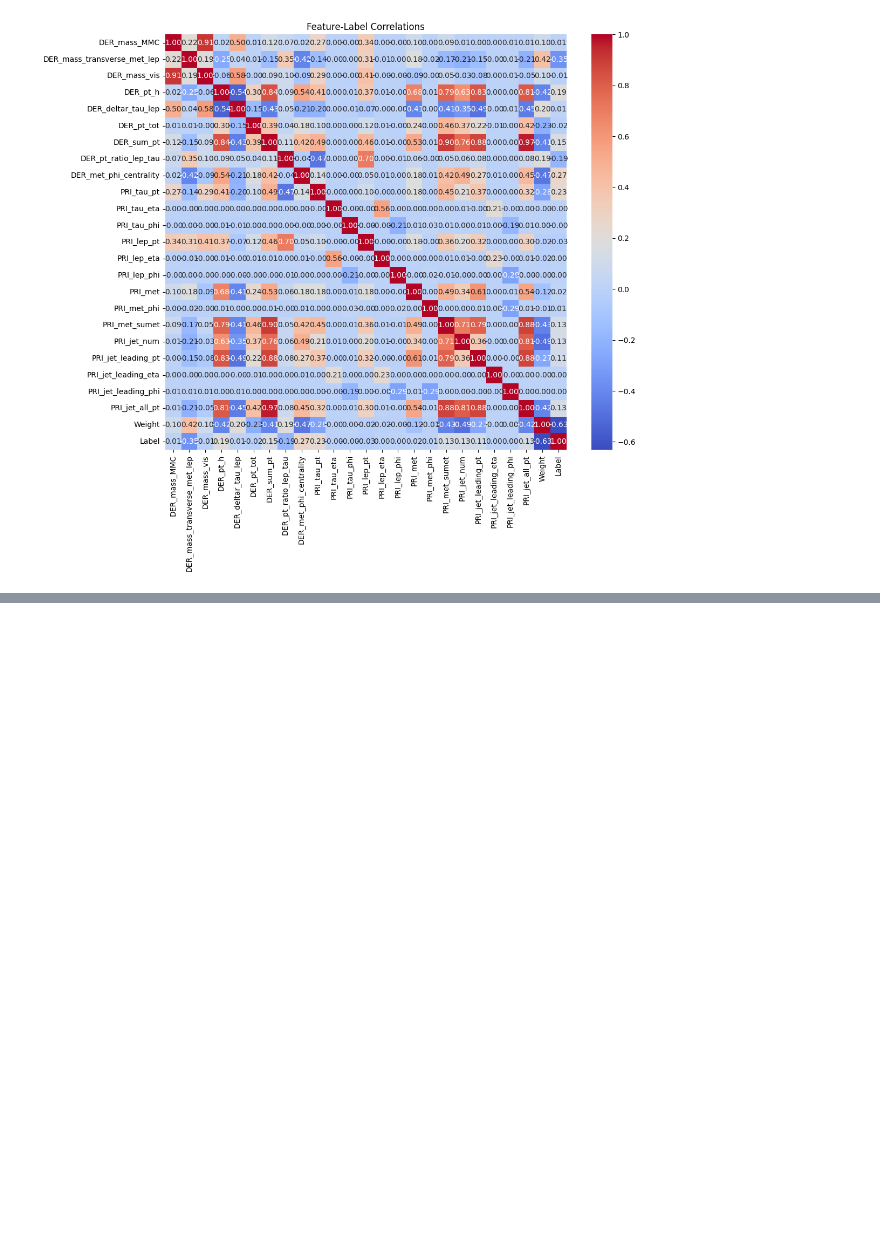
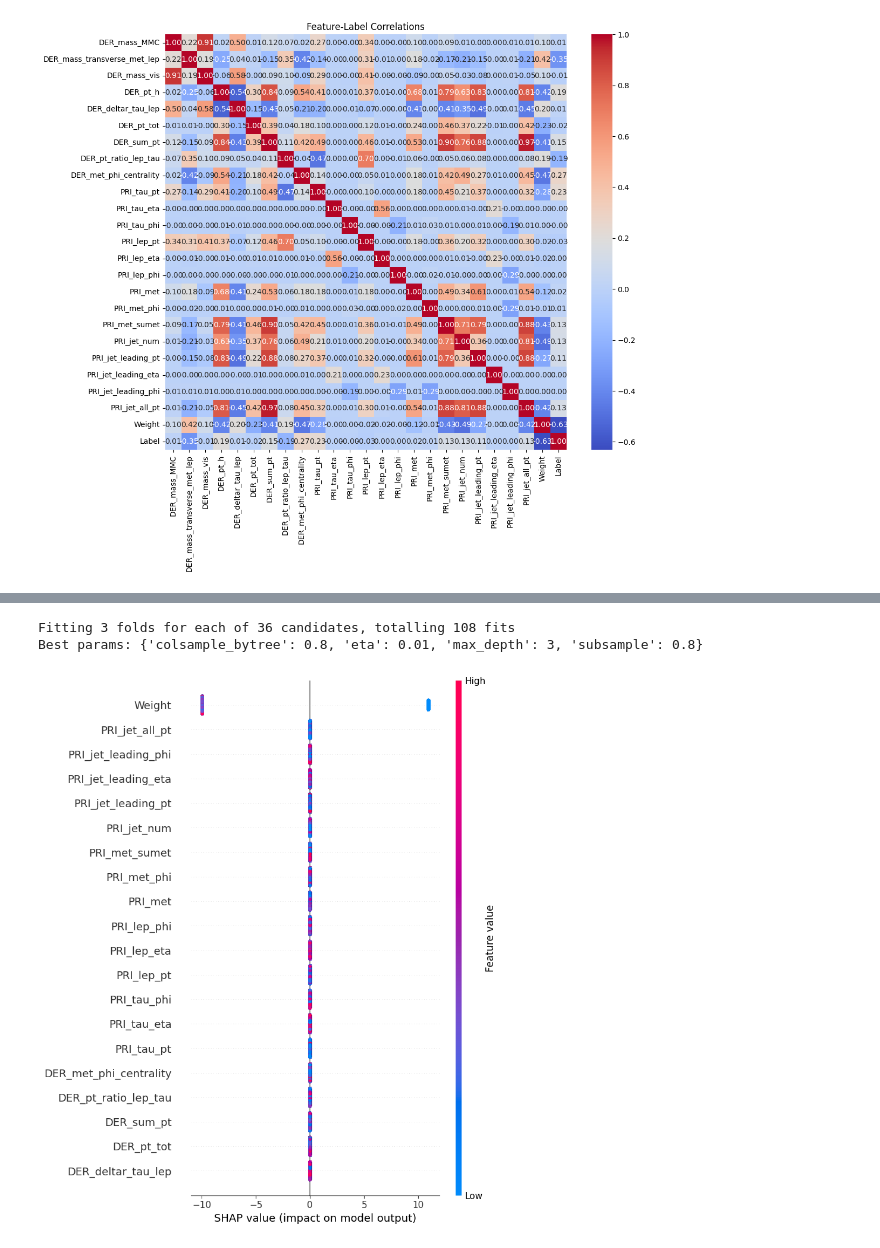
Before and after one commit to CeponisM/ml-event-classification, a Jupyter notebook: notebooks/02_train_model.ipynb, the cells around one changed output, grey strips where cells are left out. Drawn from its saved outputs; the diff is of its cells as text; code cells hidden in the pictures; blank space fills up the shorter version.

```diff
--- a/notebooks/02_train_model.ipynb
+++ b/notebooks/02_train_model.ipynb
@@ -126,0 +168,18 @@ plt.show()
+# %%
+from sklearn.model_selection import GridSearchCV
+
+grid_params = {
+    'max_depth': [3, 4, 5],
+    'eta': [0.01, 0.1, 0.3],
+    'subsample': [0.8, 1.0],
+    'colsample_bytree': [0.8, 1.0]
+}
+
+clf = XGBClassifier(eval_metric='auc')
+grid = GridSearchCV(clf, grid_params, scoring='roc_auc', cv=3, verbose=1)
+grid.fit(X_train, y_train)
+
+print("Best params:", grid.best_params_)
+# %% [output]
+Fitting 3 folds for each of 36 candidates, totalling 108 fits
+Best params: {'colsample_bytree': 0.8, 'eta': 0.01, 'max_depth': 3, 'subsample': 0.8}
@@ -126,0 +195,9 @@ plt.show()
+# %%
+import shap
+
+explainer = shap.TreeExplainer(model)
+shap_values = explainer.shap_values(X_val)
+
+shap.summary_plot(shap_values, X_val)
+# %% [output]
+[figure, added]
```
Also changed, not shown: parts of 4 cells of this notebook, 2 other files.
